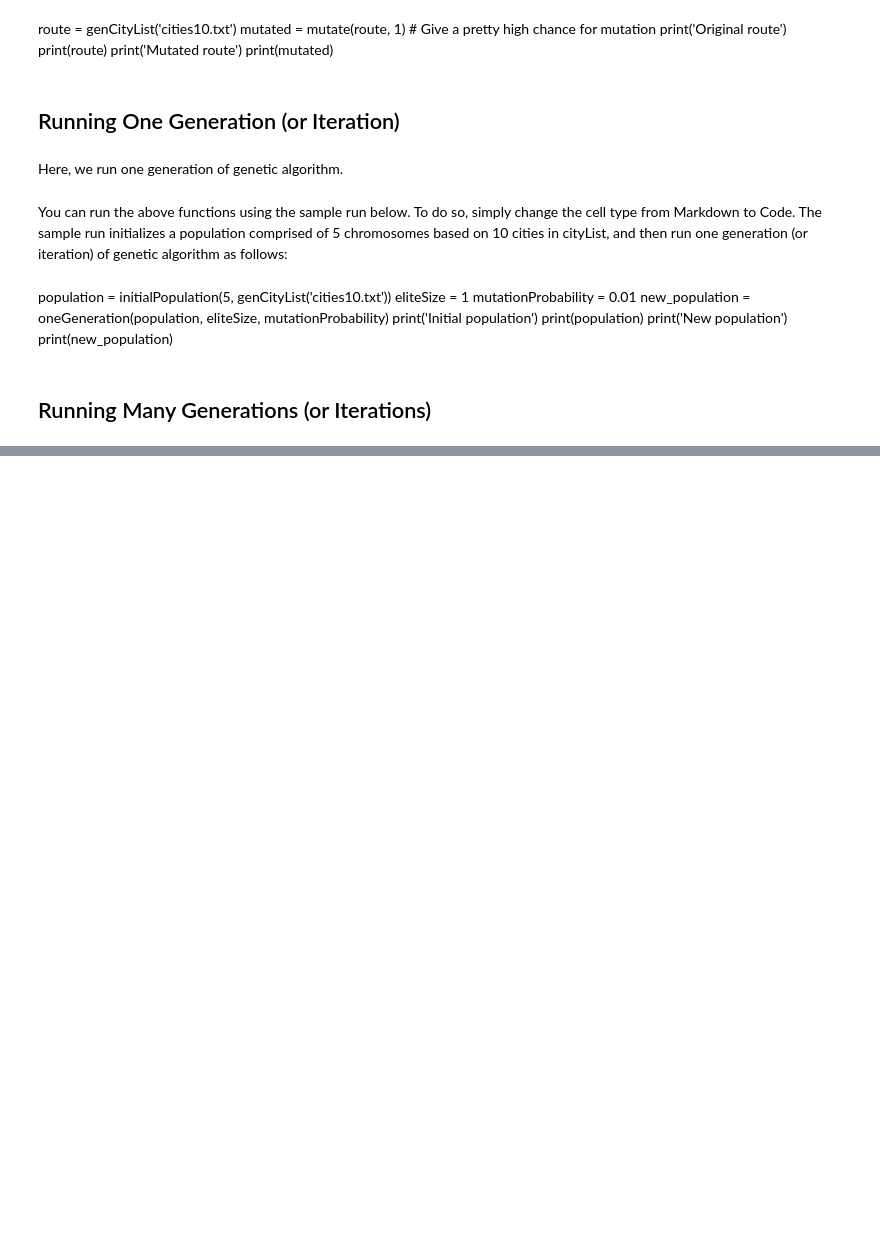
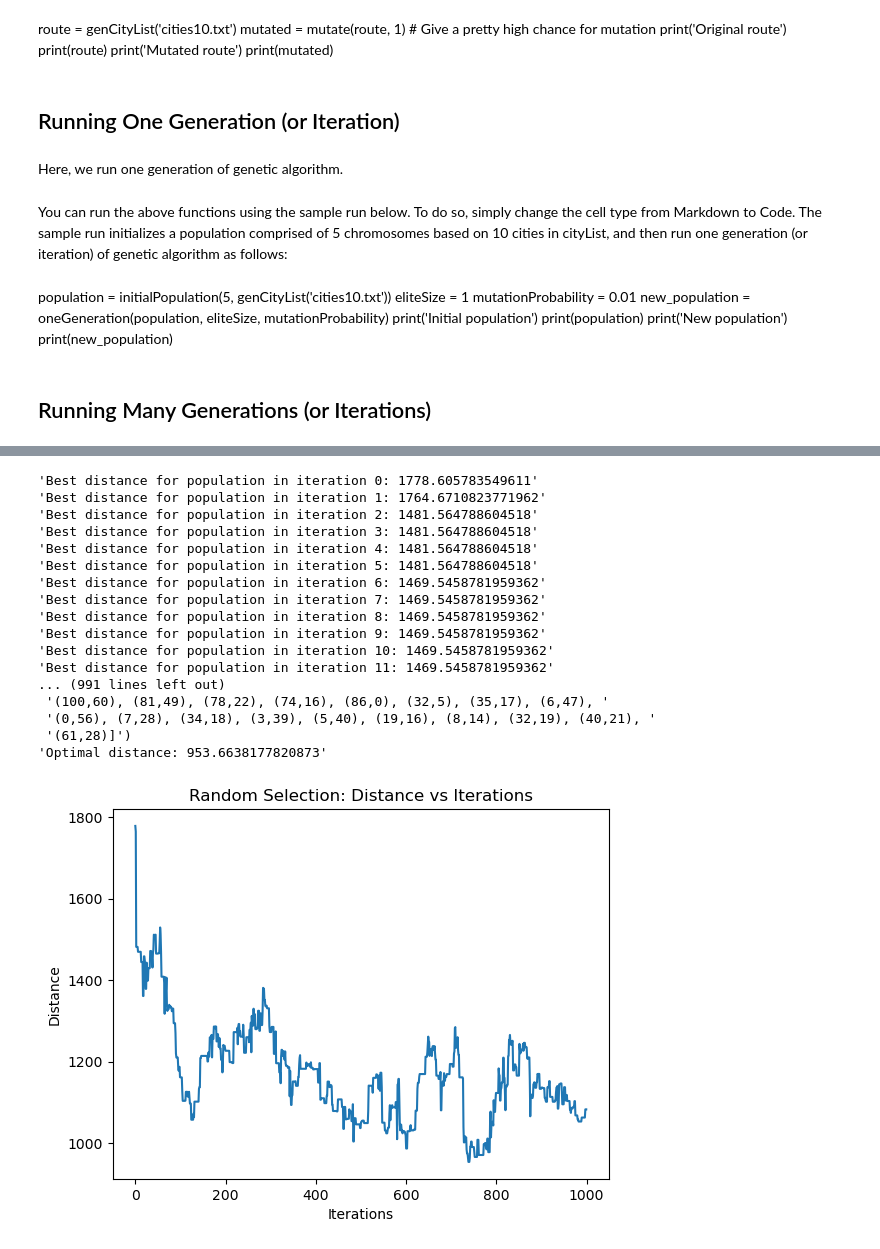
Before and after one commit to ca1phas/Lab-2-Genetic-Algorithm-June-2025, a Jupyter notebook: Lab 2_Genetic Algorithm.ipynb, the cells around one changed output, grey strips where cells are left out. Cells and saved outputs as stored; diff of their text form; code cells hidden in the pictures; blank space fills up the shorter version.

Commit message:
test 1
popSize=100, elitesize=5, mutationprob=0.01, iterations=1000

```diff
--- a/Lab 2_Genetic Algorithm.ipynb
+++ b/Lab 2_Genetic Algorithm.ipynb
@@ -341,31 +333,27 @@ def crossover(parent1, parent2):
     # >0 to <5 marks: Major errors.
     # 0 marks:        No answer is given.
 
-    # Replacement starts here
+    # Replacement starts here (DONE)
     size = len(parent1)
 
     # Initialize children
     child1 = [None] * size
     child2 = [None] * size
 
-    # Choose two random crossover points
-    cx_pt1, cx_pt2 = sorted(random.sample(range(size), 2))
-
-    # such that the segment length is >= 5% of the chromosomes length
-    while (cx_pt2 - cx_pt1) < 0.05 * len(parent1):
-        cx_pt1, cx_pt2 = sorted(random.sample(range(size), 2))
+    # Select two crossover points
+    cx_point1, cx_point2 = sorted(random.sample(range(size+1), 2))
 
     # Copy the crossover slice from parents to children
-    child1[cx_pt1:cx_pt2] = parent1[cx_pt1:cx_pt2]
-    child2[cx_pt1:cx_pt2] = parent2[cx_pt1:cx_pt2]
+    child1[cx_point1 : cx_point2] = parent1[cx_point1 : cx_point2]
+    child2[cx_point1 : cx_point2] = parent2[cx_point1 : cx_point2]
 
     def fill_child(child, parent_a, parent_b):
         # Fill the rest of the child with genes from parent_b
-        for i in (*range(0, cx_pt1), *range(cx_pt2, size)):
+        for i in (*range(0, cx_point1), *range(cx_point2, size)):
             gene = parent_b[i]
 
             # Map genes to avoid duplicates based on the crossover segment in parent_a
-            while gene in parent_a[cx_pt1:cx_pt2]:
+            while gene in parent_a[cx_point1:cx_point2]:
                 gene = parent_b[parent_a.index(gene)]
 
             child[i] = gene
@@ -463,7 +452,7 @@ print(mutated)
 # %% [markdown]
 Here, we run one generation of genetic algorithm.
 # %%
-def oneGeneration(population, eliteSize, mutationProbability, parentSelection):
+def oneGeneration(population, eliteSize, mutationProbability):
 
     # First we preserve the elites
     elites = survivorSelection(population, eliteSize)
@@ -699,0 +549,59 @@ best_paths
+# %%
+import matplotlib.pyplot as plt
+import numpy as np
+
+def geneticAlgorithm(cityList, popSize, eliteSize, mutationProbability, parentSelection, iteration_limit):
+    population = initialPopulation(popSize, cityList)
+    best_route = None
+    best_route_dist = float("inf")
+    progress = []
+
+    for i in range(iteration_limit):
+        population = oneGeneration(population, eliteSize, mutationProbability)
+        distances = [Fitness(p).routeDistance() for p in population]
+        index = np.argmin(distances)
+        min_dist = min(distances)
+
+        progress.append(min_dist)
+
+        if min_dist < best_route_dist:
+            best_route_dist = min_dist
+            best_route = population[index]
+
+        print("Best distance for population in iteration " + str(i) + ": " + str(min_dist))
+
+    print("Optimal path is " + str(best_route))
+    print("Optimal distance: " + str(best_route_dist))
+
+    return progress
+
+# Example run
+cityList = genCityList("cities40.txt")
+progress = geneticAlgorithm(cityList, popSize, eliteSize, mutationProbability,
+                            parentSelection, iteration_limit)
+
+# Plotting
+plt.plot(progress)
+plt.ylabel('Distance')
+plt.xlabel('Iterations')
+plt.title('Random Selection: Distance vs Iterations')
+plt.show()
+# %% [output]
+'Best distance for population in iteration 0: 1778.605783549611'
+'Best distance for population in iteration 1: 1764.6710823771962'
+'Best distance for population in iteration 2: 1481.564788604518'
+'Best distance for population in iteration 3: 1481.564788604518'
+'Best distance for population in iteration 4: 1481.564788604518'
+'Best distance for population in iteration 5: 1481.564788604518'
+'Best distance for population in iteration 6: 1469.5458781959362'
+'Best distance for population in iteration 7: 1469.5458781959362'
+'Best distance for population in iteration 8: 1469.5458781959362'
+'Best distance for population in iteration 9: 1469.5458781959362'
+'Best distance for population in iteration 10: 1469.5458781959362'
+'Best distance for population in iteration 11: 1469.5458781959362'
+... (991 lines left out)
+ '(100,60), (81,49), (78,22), (74,16), (86,0), (32,5), (35,17), (6,47), '
+ '(0,56), (7,28), (34,18), (3,39), (5,40), (19,16), (8,14), (32,19), (40,21), '
+ '(61,28)]')
+'Optimal distance: 953.6638177820873'
+[figure, added]
```
Also changed, not shown: parts of 11 cells of this notebook.
